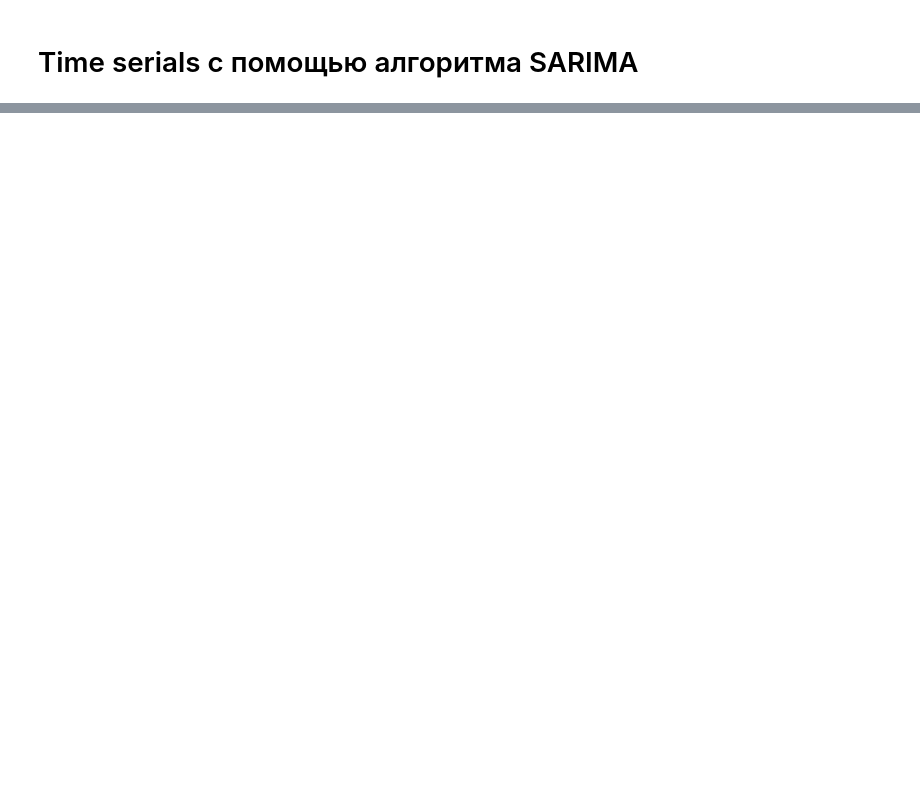
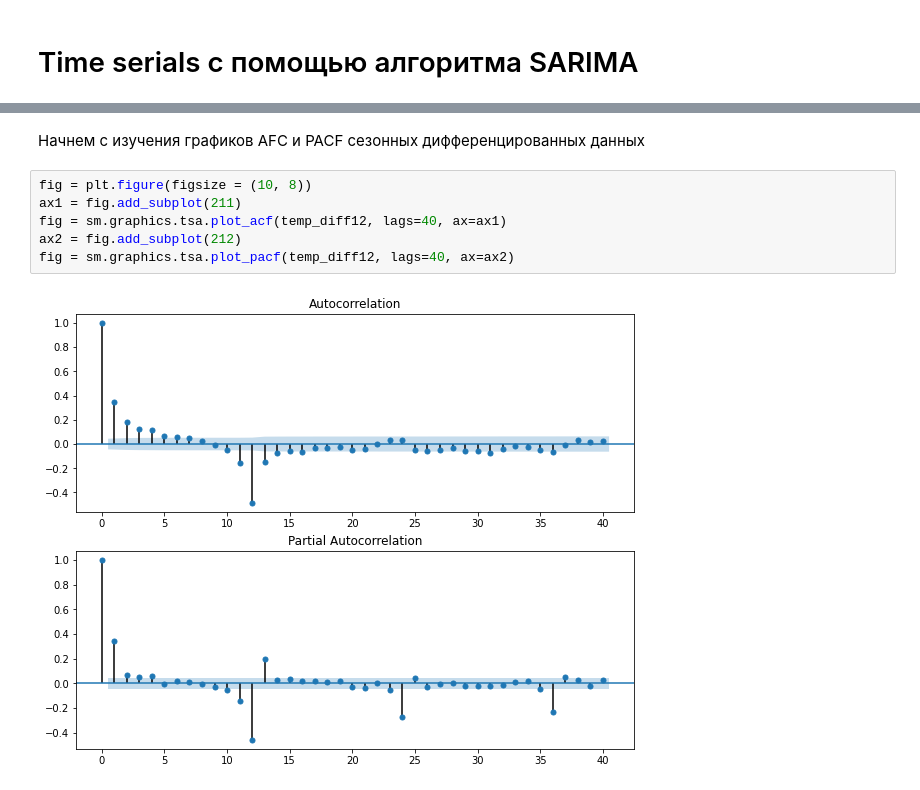
Before and after one commit to SizovaDarya708/ClimateChange, a Jupyter notebook: Climate Change Project.ipynb, the cells around one changed output, grey strips where cells are left out. Cells and saved outputs as stored; diff of their text form; blank space fills up the shorter version.

```diff
--- a/Climate Change Project.ipynb
+++ b/Climate Change Project.ipynb
@@ -338,3 +351,13 @@ plt.show()
 # Time serials с помощью алгоритма SARIMA
 # %% [markdown]
 <img src="Pictures/Разделитель.png">
+# %% [markdown]
+Начнем с изучения графиков AFC и PACF сезонных дифференцированных данных
+# %%
+fig = plt.figure(figsize = (10, 8))
+ax1 = fig.add_subplot(211)
+fig = sm.graphics.tsa.plot_acf(temp_diff12, lags=40, ax=ax1)
+ax2 = fig.add_subplot(212)
+fig = sm.graphics.tsa.plot_pacf(temp_diff12, lags=40, ax=ax2)
+# %% [output]
+[figure, added]
```
Also changed, not shown: parts of 3 cells of this notebook, 2 other files.
